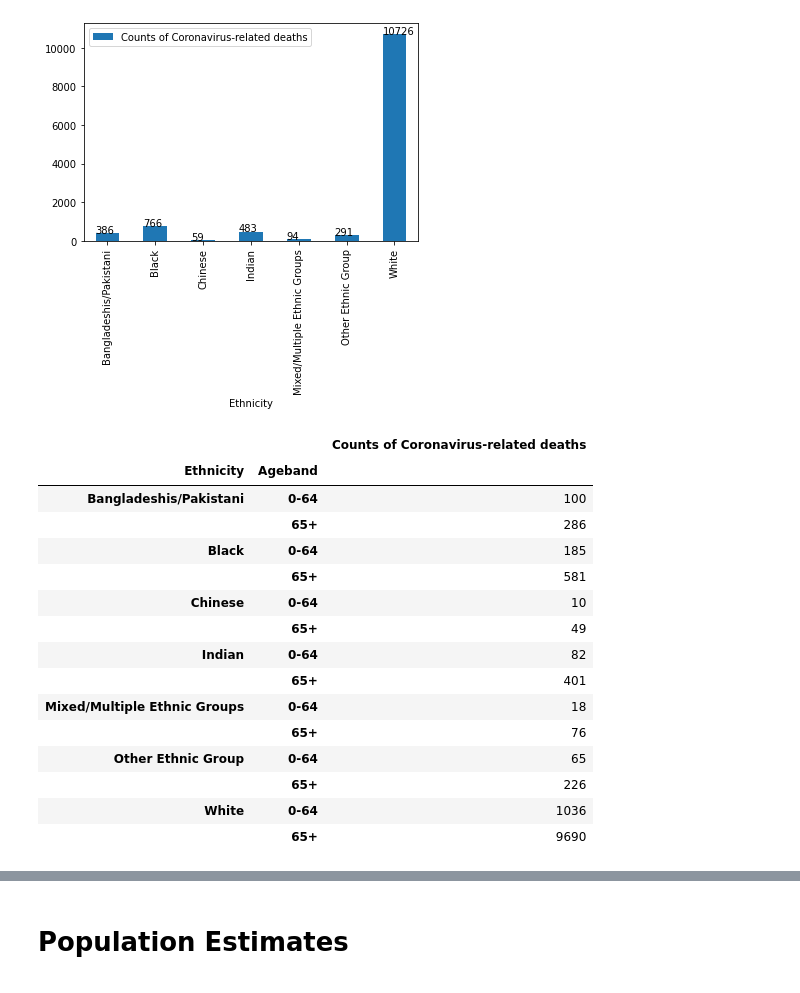
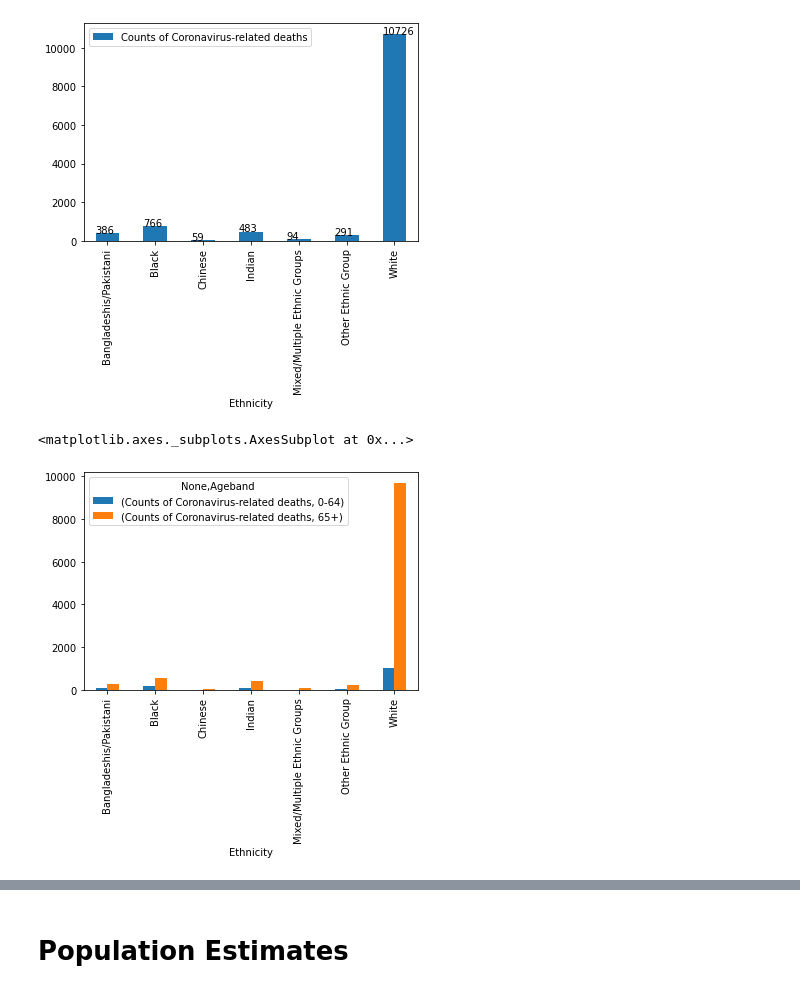
Before and after one commit to Quotennial/covid_bame, a Jupyter notebook: notebooks/simpsons_paradox.ipynb, the cells around one changed output, grey strips where cells are left out. Cells and saved outputs as stored; diff of their text form; code cells hidden in the pictures.

```diff
--- a/notebooks/simpsons_paradox.ipynb
+++ b/notebooks/simpsons_paradox.ipynb
@@ -43,21 +43,9 @@ for p in ax.patches:
 # %% [output]
 [figure]
 # %%
-df.groupby(by = ["Ethnicity", "Ageband"]).sum()#plot.barh()
+df_alt = df.groupby(by = ["Ethnicity", "Ageband"]).sum().reset_index()
+df_alt = df_alt.pivot(index = "Ethnicity", columns="Ageband")
+df_alt.plot.bar()
 # %% [output]
-|  |  | Counts of Coronavirus-related deaths |
-| Ethnicity | Ageband |  |
-| Bangladeshis/Pakistani | 0-64 | 100 |
-|  | 65+ | 286 |
-| Black | 0-64 | 185 |
-|  | 65+ | 581 |
-| Chinese | 0-64 | 10 |
-|  | 65+ | 49 |
-| Indian | 0-64 | 82 |
-|  | 65+ | 401 |
-| Mixed/Multiple Ethnic Groups | 0-64 | 18 |
-|  | 65+ | 76 |
-| Other Ethnic Group | 0-64 | 65 |
-|  | 65+ | 226 |
-| White | 0-64 | 1036 |
-|  | 65+ | 9690 |
+<matplotlib.axes._subplots.AxesSubplot at 0x...>
+[figure, added]
```
Also changed, not shown: parts of 2 cells of this notebook.
